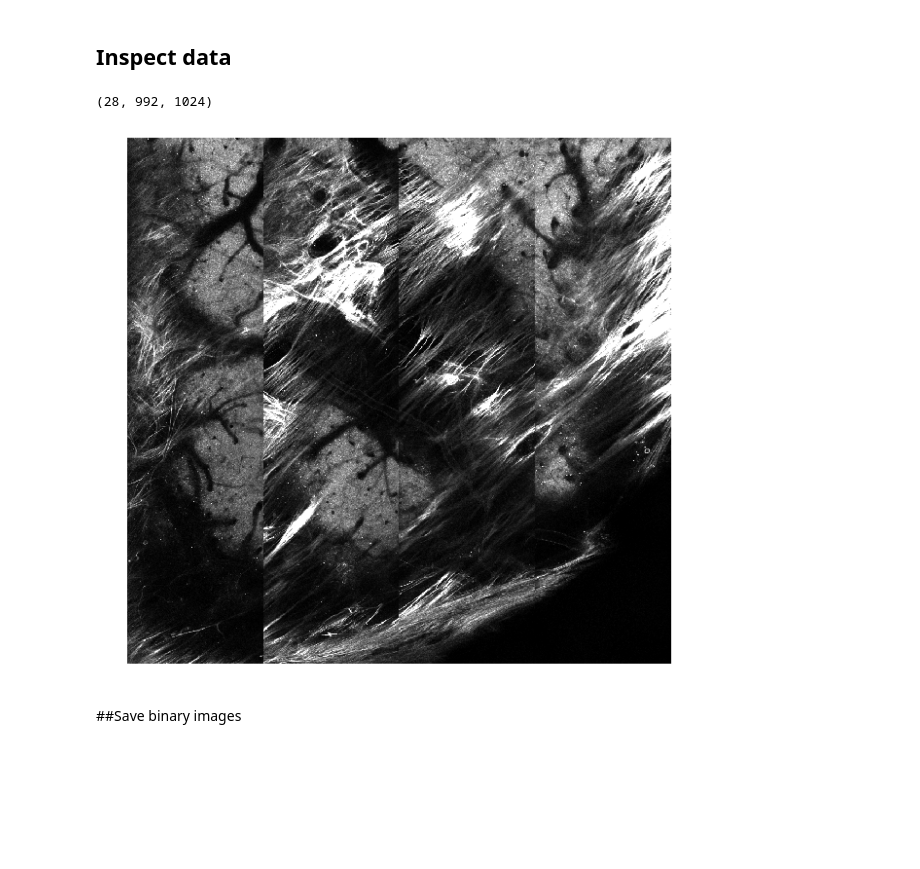
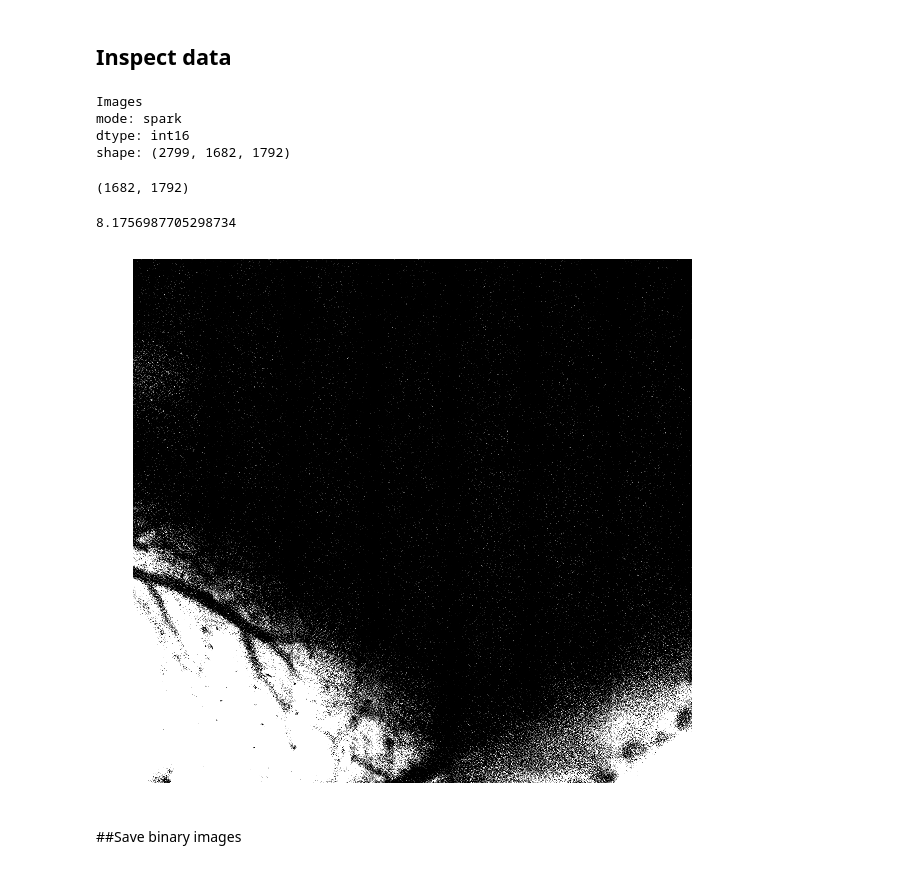
Before and after one commit to sofroniewn/2P-RAM-pipeline, a Jupyter notebook: notebooks/preprocess-images.ipynb, the cells around one changed output. Drawn from its saved outputs; the diff is of its cells as text; code cells hidden in the pictures; blank space fills up the shorter version.

```diff
--- a/notebooks/preprocess-images.ipynb
+++ b/notebooks/preprocess-images.ipynb
@@ -18,8 +18,8 @@ import json
 # %% [markdown]
 ###Set directory and session information
 # %%
-#base = '/tier2'
-base = '/Volumes'
+base = '/tier2'
+#base = '/Volumes'
 directory = base + '/freeman/Nick/lfov.calibration'
 # %% [markdown]
 ####General imaging parameters
@@ -161,8 +161,8 @@ def reshape(oim, nrois, nlines, order):
 # %% [markdown]
 ## Load data
 # %%
-key = '2016-04-16'
-name = 'anm-0335049-2'
+key = '2016-04-24'
+name = 'anm-0330549-4'
 path = join(directory, 'unprocessed', 'images', key, name)
 print path
 print exists(path)
@@ -171,3 +171,3 @@ print exists(path)
 True
 # %%
-meta, data = load(path + '/trial*', engine = None)
+meta, data = load(path + '/trial*', engine = sc)
@@ -178,18 +195,30 @@ meta
 # %% [markdown]
 ## Inspect data
+# %%
+data
+# %% [output]
+Images
+mode: spark
+dtype: int16
+shape: (2799, 1682, 1792)
 # %%
-mean = data.mean().toarray()
+mean = data[1900:2000].mean().toarray()
 # %%
 mean.shape
 # %% [output]
-(28, 992, 1024)
+(1682, 1792)
+# %%
+img = mean[:,:]
+3.5*img.mean()
+# %% [output]
+8.1756987705298734
 # %%
-img = mean[1,:,:]
+img = mean[:,:]
 fig = plt.figure(figsize=[10,10])
 ax = plt.axes()
 im = image(img, clim=(0, 3.5*img.mean()), ax=ax)
 # %% [output]
-[figure, old version]
+[figure, new version]
 # %% [markdown]
 ##Save binary images
 # %%
```
Also changed, not shown: parts of 6 cells of this notebook, 7 other files.
